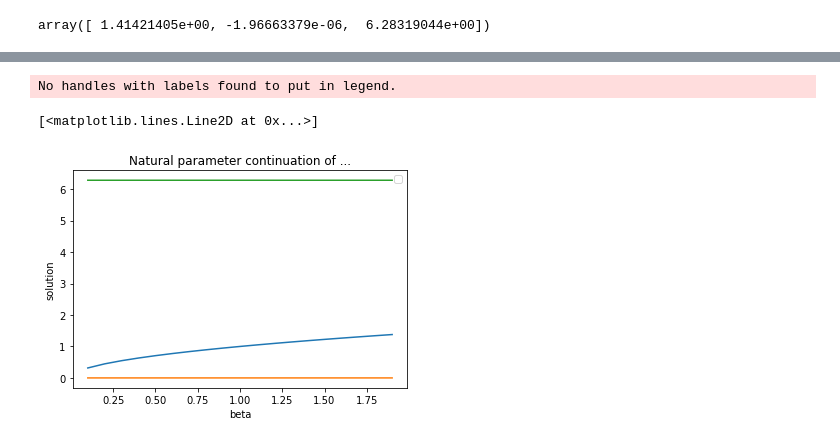
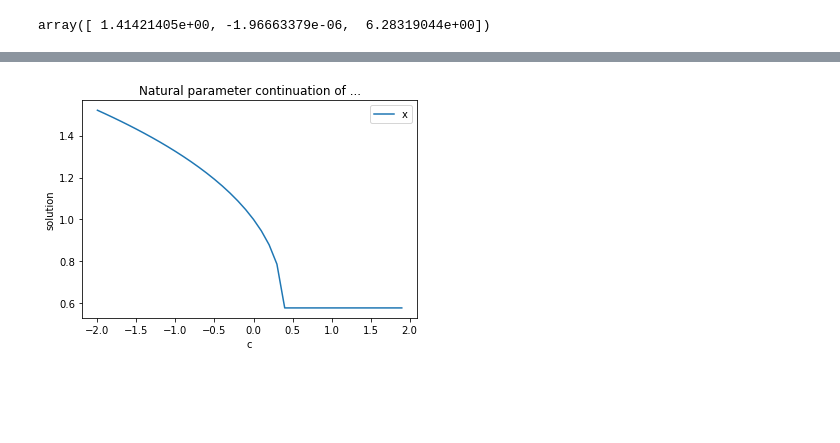
Before and after one commit to TheaRoseBarnes/emat30008, a Jupyter notebook: NumericalContinuation.ipynb, the cells around one changed output, grey strips where cells are left out. Cells and saved outputs as stored; diff of their text form; code cells hidden in the pictures; blank space fills up the shorter version.

Commit message:
adding the algebraic cubic equation

```diff
--- a/NumericalContinuation.ipynb
+++ b/NumericalContinuation.ipynb
@@ -42,0 +41,2 @@ array([9.99999967e-01, 1.97101201e-07, 6.28318802e+00])
+# %%
+c=1
@@ -42,0 +48,23 @@ array([9.99999967e-01, 1.97101201e-07, 6.28318802e+00])
+# %%
+def Numerical_Continuation_x(initial_guess, equations, start, end, stepsize):
+    x = []
+    y = []
+    period = []
+    for c in np.arange(start,end,stepsize):
+        #root = fsolve(shooting,initial_guess,args = (equations, (b,s)))
+        root = fsolve(equations,initial_guess,args=(c))
+        initial_guess = root
+        x.append(root[0])
+        #y.append(root[1])
+        #period.append(root[2])
+    plt.xlabel('c')
+    plt.ylabel('solution')
+    plt.title('Natural parameter continuation of ...')
+    plot = plt.plot(np.arange(start,end,stepsize), x)
+    #plot = plt.plot(np.arange(start,end,stepsize), y)
+    #plot = plt.plot(np.arange(start,end,stepsize), period)
+    plt.legend(['x','y','period'], loc = "upper right")
+    return
+# %%
+Numerical_Continuation_x(1, cubic, -2, 2, 0.1)
+# %% [output]
@@ -43,3 +72,4 @@ array([9.99999967e-01, 1.97101201e-07, 6.28318802e+00])
+[figure, added]
 # %%
 # This should be correct
 # numerical continuation function
@@ -72,6 +101,0 @@ def Numerical_Continuation(initial_guess, equations, start, end, stepsize):
-# %%
-Numerical_Continuation([1,0,6.2],Hopf,0.1,2,0.1)
-# %% [output]
-No handles with labels found to put in legend.
-[<matplotlib.lines.Line2D at 0x...>]
-[figure, removed]
```
Also changed, not shown: parts of 9 cells of this notebook.
